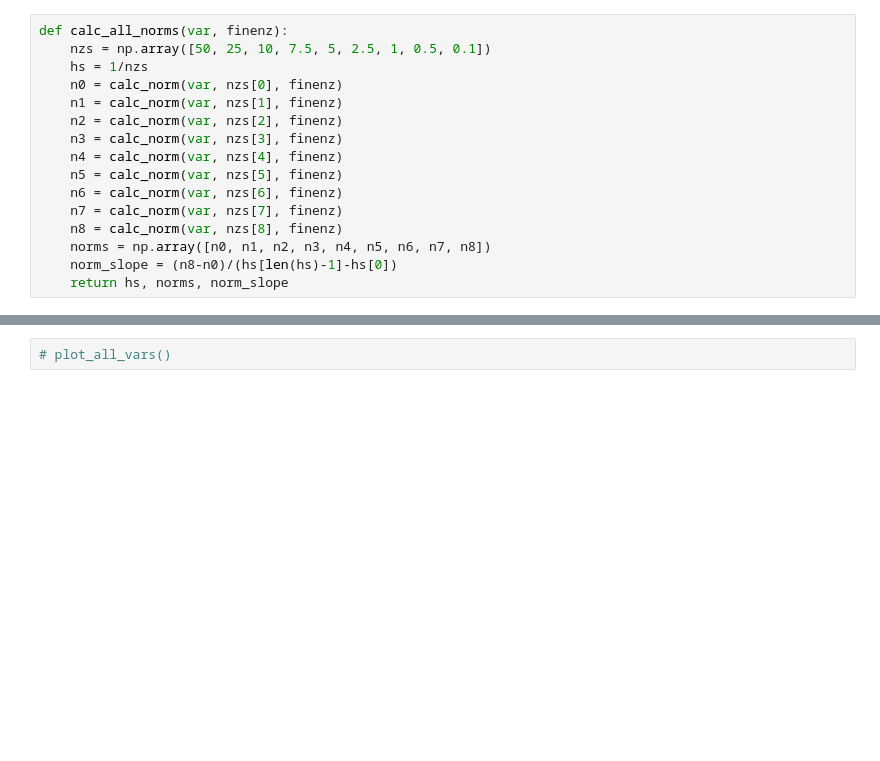
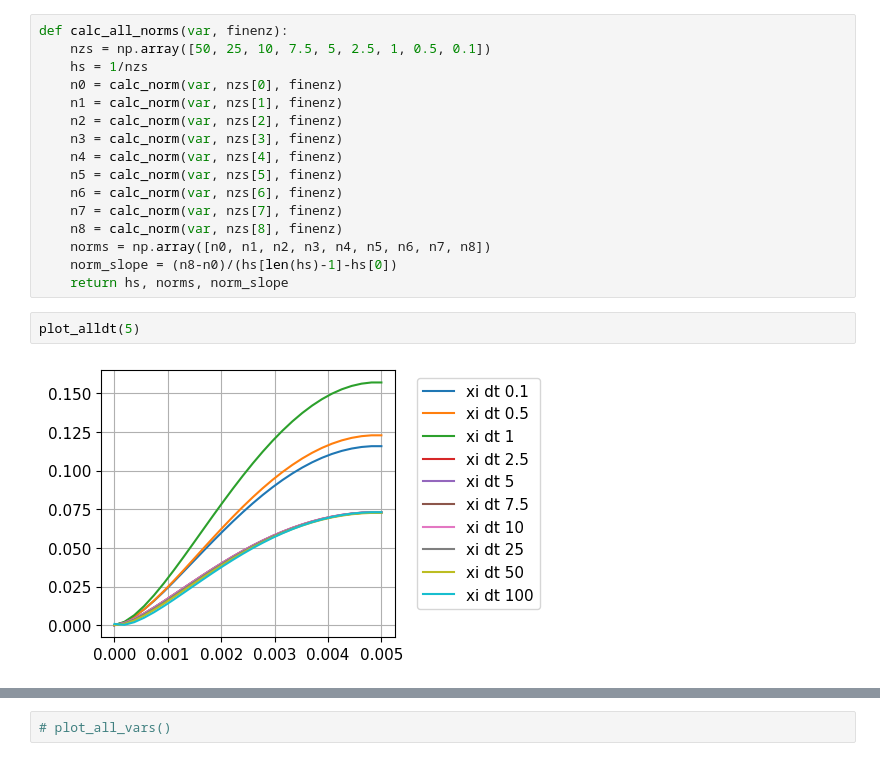
Before and after one commit to jjmarzia/cvisim, a Jupyter notebook: dt_spacing/jul3-dt/!jul5-dt.ipynb, the cells around one changed output, grey strips where cells are left out. Saved outputs shown, nothing was run; the diff lists cells and outputs as text; blank space fills up the shorter version.

```diff
--- a/dt_spacing/jul3-dt/!jul5-dt.ipynb
+++ b/dt_spacing/jul3-dt/!jul5-dt.ipynb
@@ -96,3 +96,7 @@ def calc_all_norms(var, finenz):
     norms = np.array([n0, n1, n2, n3, n4, n5, n6, n7, n8])
     norm_slope = (n8-n0)/(hs[len(hs)-1]-hs[0])
     return hs, norms, norm_slope
+# %%
+plot_alldt(5)
+# %% [output]
+[figure, added]
```
Also changed, not shown: parts of 2 cells of this notebook, 24 other files.
